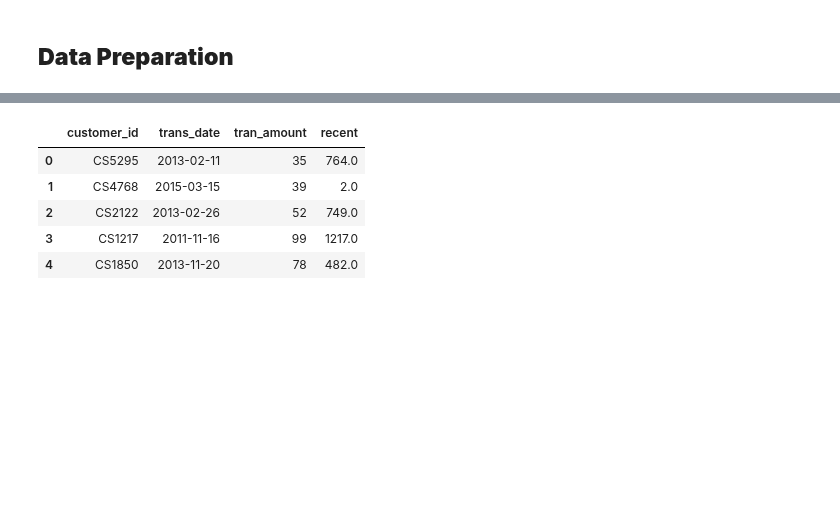
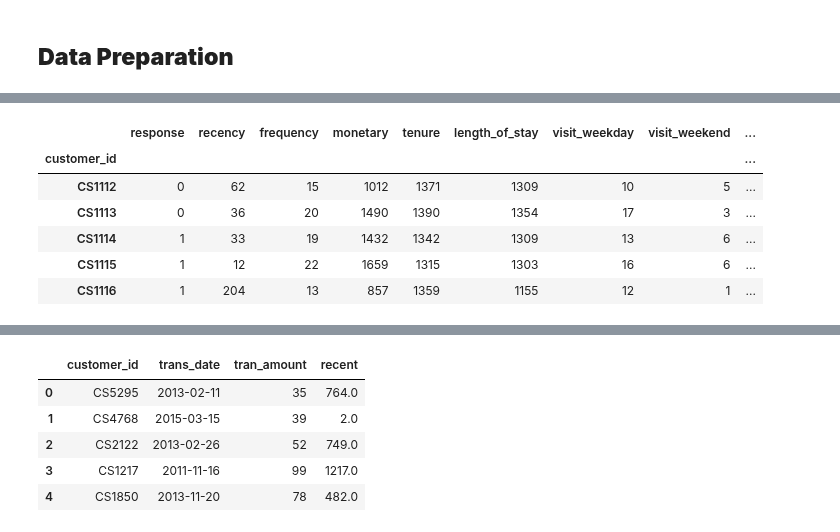
Before and after one commit to PisutSukpool/CRM-Analytics, a Jupyter notebook: Homework 08/Campaign Response Model - XGBoost Tuning.ipynb, the cells around one changed output, grey strips where cells are left out. Saved outputs shown, nothing was run; the diff lists cells and outputs as text; code cells hidden in the pictures; blank space fills up the shorter version.

```diff
--- a/Homework 08/Campaign Response Model - XGBoost Tuning.ipynb
+++ b/Homework 08/Campaign Response Model - XGBoost Tuning.ipynb
@@ -127,0 +146,77 @@ plt.show()
+# %%
+df = df_transactions.groupby('customer_id').agg(
+        recency=('age', min),
+        frequency=('customer_id', len),
+        monetary=('tran_amount', sum),
+        tenure=('age', max),
+        length_of_stay=('age', lambda x: x.max() - x.min()),
+     )
+
+# weekend stats
+weekend_df = df_transactions.groupby(['customer_id','is_weekend'])['tran_amount'].agg(['size','sum','mean']).unstack(fill_value=0)
+weekend_df.columns = ['visit_weekday','visit_weekend','spend_weekday','spend_weekend','ticket_size_weekday','ticket_size_weekend']
+df = df.join(weekend_df)
+
+# basket size stats
+basket_size_df = df_transactions.groupby(['customer_id','basket_size'])['tran_amount'].agg(['size','sum']).unstack()
+basket_size_df.columns = ['visit_basket_s','visit_basket_m','visit_basket_l','spend_basket_s','spend_basket_m','spend_basket_l']
+df = df.join(basket_size_df)
+
+df = df.join(df_transactions.groupby('customer_id').agg(
+    ticket_size=('tran_amount','mean'),
+    std_ticket_size=('tran_amount','std'),
+    med_ticket_size=('tran_amount','median'),
+    mad_ticket_size=('tran_amount','mad'),
+
+))
+
+# Time to Event
+event_df = df_transactions.groupby(['customer_id','trans_date']).size().reset_index(name='num_trans')
+event_df['prev_date'] = event_df.groupby('customer_id')['trans_date'].shift(1)
+event_df['num_repeat_sameday'] = event_df['num_trans'] - 1
+event_df['duration'] = (event_df['trans_date'] - event_df['prev_date']).dt.days
+
+df = df.join(event_df.groupby('customer_id').agg(avg_duration=('duration','mean'),std_duration=('duration','std'),
+                                                # med_duration=('duration','median'), mad_duration=('duration','mad'),
+                                                num_repeat_periods=('trans_date', lambda x: x.count() - 1),
+                                                num_repeat_sameday=('num_repeat_sameday','sum')))
+
+# RFM & Time to event for each past X months
+periods = [6, 12, 18, 24]
+for n in periods:
+    window_df = df_transactions[df_transactions.trans_date > df_transactions.trans_date.max() - relativedelta(months=n)]
+
+    df = df.join(window_df.groupby('customer_id')['tran_amount'].agg(
+        [ (f'monetary_{n}m','sum'), (f'frequency_{n}m', 'size'),
+        (f'avg_spend_{n}m', 'mean'), (f'std_spend_{n}m', 'std'),
+         (f'iqr_spend_{n}m', lambda x: x.quantile(0.75) - x.quantile(0.25))]
+    ))
+
+    event_df = window_df.groupby(['customer_id','trans_date']).size().reset_index(name='num_trans')
+    event_df['prev_date'] = event_df.groupby('customer_id')['trans_date'].shift(1)
+    event_df['duration'] = (event_df['trans_date'] - event_df['prev_date']).dt.days
+    df = df.join(event_df.groupby('customer_id')['duration'].agg(
+        [ (f'avg_dur_{n}m', 'mean'), (f'std_dur_{n}m', 'std'),
+         (f'iqr_dur_{n}m', lambda x: x.quantile(.75) - x.quantile(.25)),
+         (f'num_repeat_{n}m', 'count')
+         ]
+    ))
+
+df['velocity_monetary_6_12'] = df['avg_spend_6m'] / (df['monetary_12m']/12)
+df['velocity_monetary_6_18'] = df['avg_spend_6m'] / (df['monetary_18m']/18)
+df['velocity_monetary_6_24'] = df['avg_spend_6m'] / (df['monetary_24m']/24)
+df['velocity_monetary_12_18'] = df['avg_spend_12m'] / (df['monetary_18m']/18)
+df['velocity_monetary_12_24'] = df['avg_spend_12m'] / (df['monetary_24m']/24)
+
+
+df.fillna(0, inplace=True)
+df = df_response.set_index('customer_id').join(df)
+df.head()
+# %% [output]
+|  | response | recency | frequency | monetary | tenure | length_of_stay | visit_weekday | visit_weekend | ... |
+| customer_id |  |  |  |  |  |  |  |  | ... |
+| CS1112 | 0 | 62 | 15 | 1012 | 1371 | 1309 | 10 | 5 | ... |
+| CS1113 | 0 | 36 | 20 | 1490 | 1390 | 1354 | 17 | 3 | ... |
+| CS1114 | 1 | 33 | 19 | 1432 | 1342 | 1309 | 13 | 6 | ... |
+| CS1115 | 1 | 12 | 22 | 1659 | 1315 | 1303 | 16 | 6 | ... |
+| CS1116 | 1 | 204 | 13 | 857 | 1359 | 1155 | 12 | 1 | ... |
```
Also changed, not shown: parts of 5 cells of this notebook.
